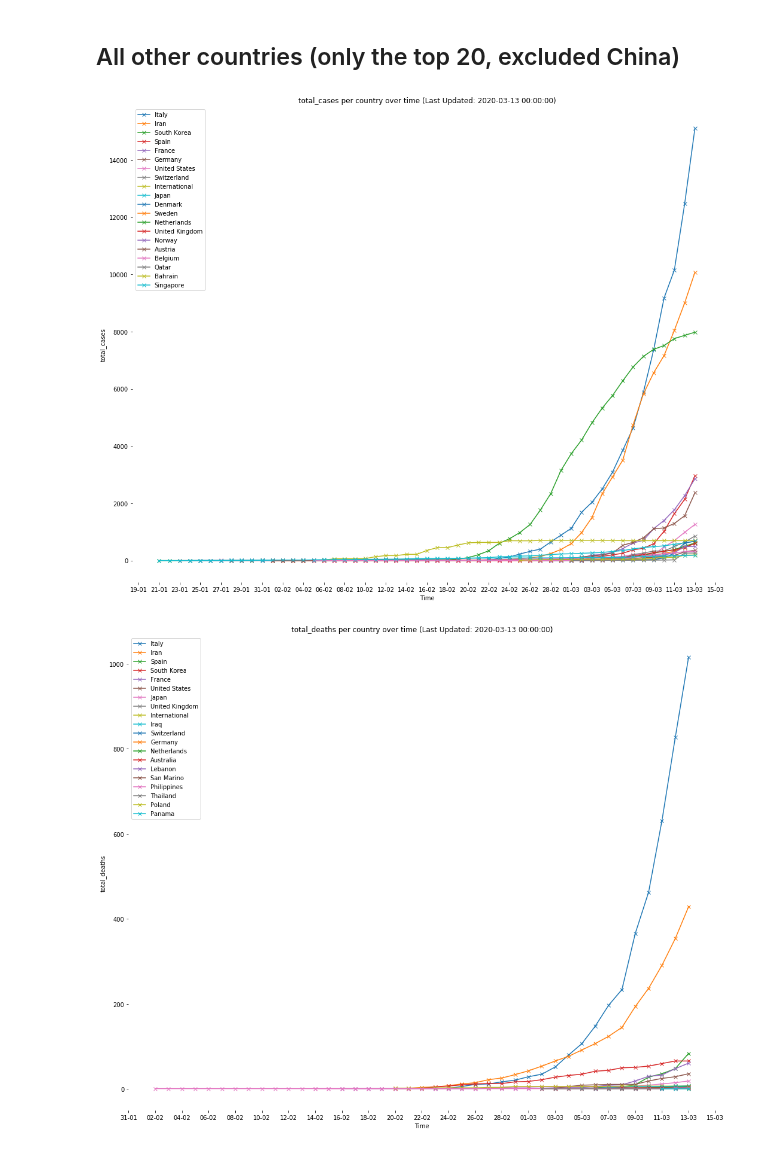
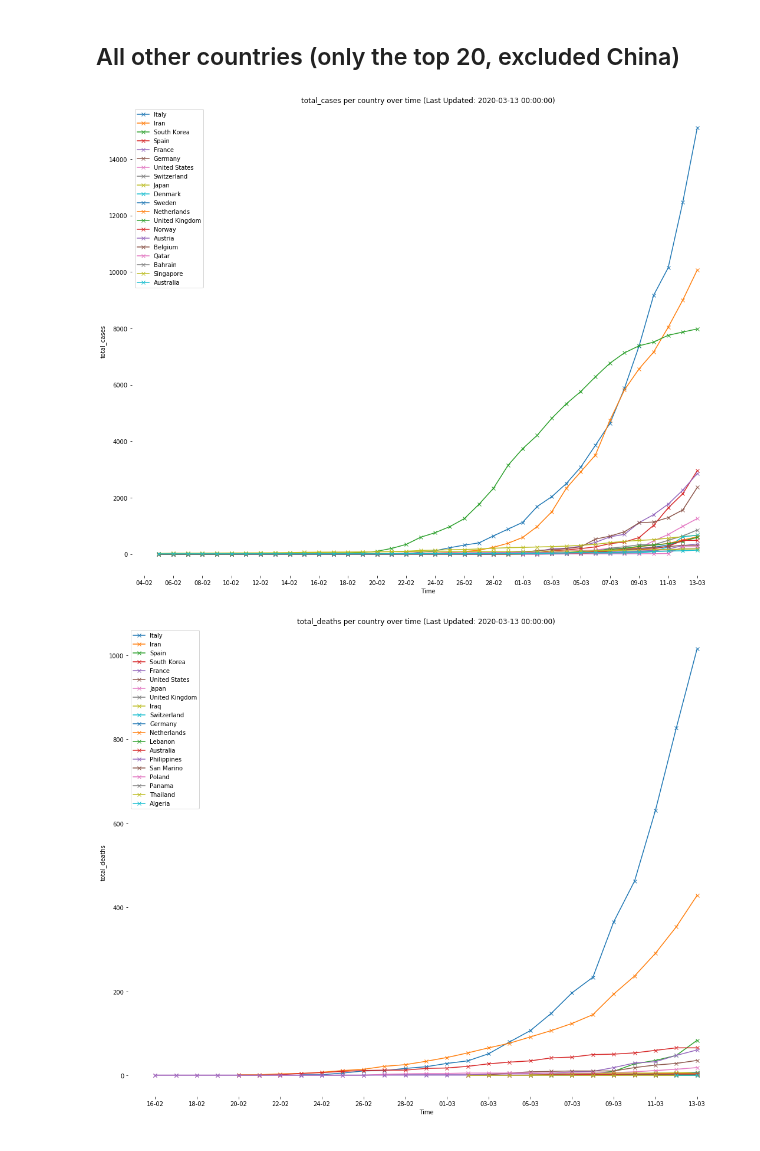
Before and after one commit to m322/portfolio, a Jupyter notebook: covid-19/global.ipynb, the cells around one changed output. Cells and saved outputs as stored; diff of their text form; code cells hidden in the pictures.

Commit message:
changed time frame for countries non-China, delaying the start of the x-axis in order to remove all zeroes

```diff
--- a/covid-19/global.ipynb
+++ b/covid-19/global.ipynb
@@ -68,22 +68,22 @@ for stat in ['total_cases', 'total_deaths']:
 # %%
 for stat in ['total_cases', 'total_deaths']:
     plt.figure(figsize=(15, 12))
     for region in global_df[(global_df['date']==last_date) &
-                             (~global_df['location'].isin(['Worldwide', 'China']))].sort_values(by=stat, ascending=False)['location'][:20]:
-        plt.plot(global_df[global_df['location'] == region]['date'],
-                 global_df[global_df['location'] == region][stat],
+                             (~global_df['location'].isin(['Worldwide', 'China', 'International']))].sort_values(by=stat, ascending=False)['location'][:20]:
+        plt.plot(global_df[(global_df['location'] == region) & (global_df['date'] > ('2020-02-04' if stat=='total_cases' else '2020-02-15'))]['date'],
+                 global_df[(global_df['location'] == region) & (global_df['date'] > ('2020-02-04' if stat=='total_cases' else '2020-02-15'))][stat],
                  label=region,
                  marker='x')
     plt.xlabel('Time')
     plt.ylabel(f'{stat}')
     plt.title(f'{stat} per country over time (Last Updated: {last_date})')
     plt.legend()
     plt.box(False)
     plt.tight_layout()
     import matplotlib.dates as mdates
     plt.gca().xaxis.set_major_locator(mdates.DayLocator(interval=2))
     plt.gca().xaxis.set_major_formatter(mdates.DateFormatter('%d-%m'))
     plt.savefig(f'{OUTPUT_CHARTS_DIR}countries_ex_china_{stat}.png', dpi=300)
 # %% [output]
-[figure, old version]
+[figure, new version]
-[figure, old version]
+[figure, new version]
```
